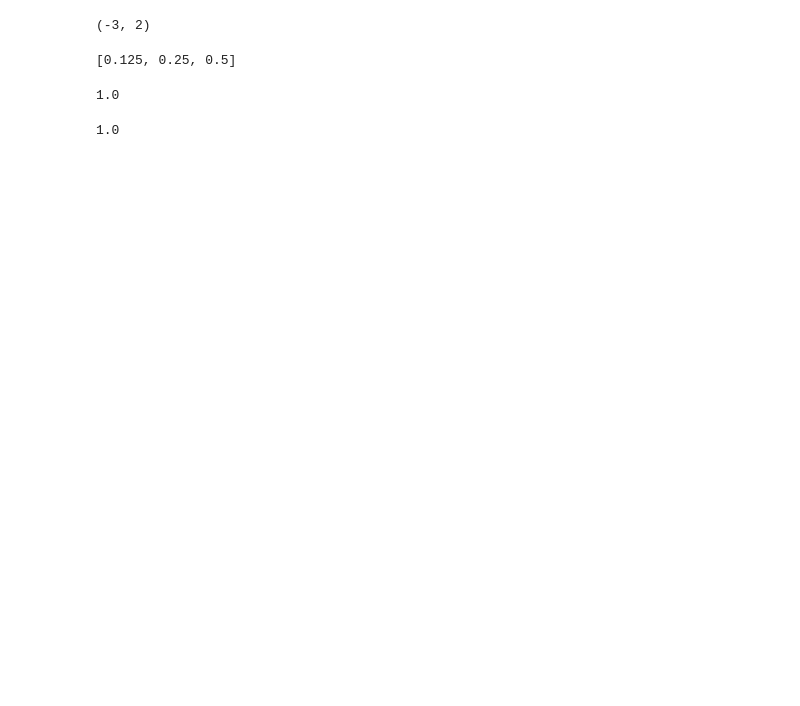
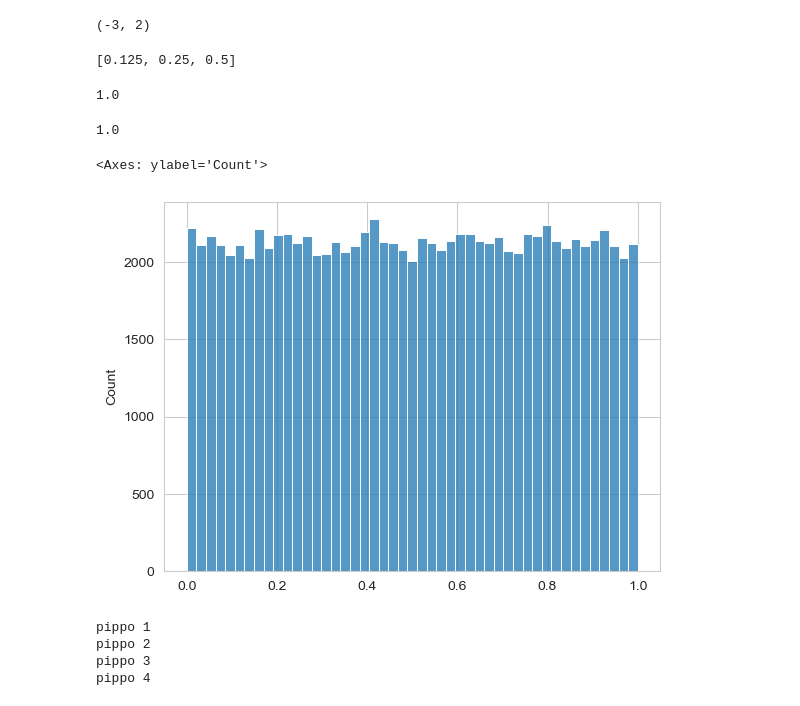
Before and after one commit to iltramont/RL_Grid_World, a Jupyter notebook: test.ipynb, the cells around one changed output. Saved outputs shown, nothing was run; the diff lists cells and outputs as text; code cells hidden in the pictures; blank space fills up the shorter version.

```diff
--- a/test.ipynb
+++ b/test.ipynb
@@ -33,3 +33,22 @@ geom_alpha(0.5, 3) * sum(geometric_series(0.5, 3))
 geom_alpha(0.5, 100)
 # %% [output]
 1.0
+# %%
+numbers = [np.random.rand() for _ in range(100_000)]
+# %%
+sns.histplot(numbers)
+# %% [output]
+<Axes: ylabel='Count'>
+[figure, added]
+# %%
+k = 0
+while k < 10:
+    k += 1
+    if k == 5:
+        break
+    print(f"pippo {k}")
+# %% [output]
+pippo 1
+pippo 2
+pippo 3
+pippo 4
```
Also changed, not shown: parts of 2 cells of this notebook, 2 other files.
